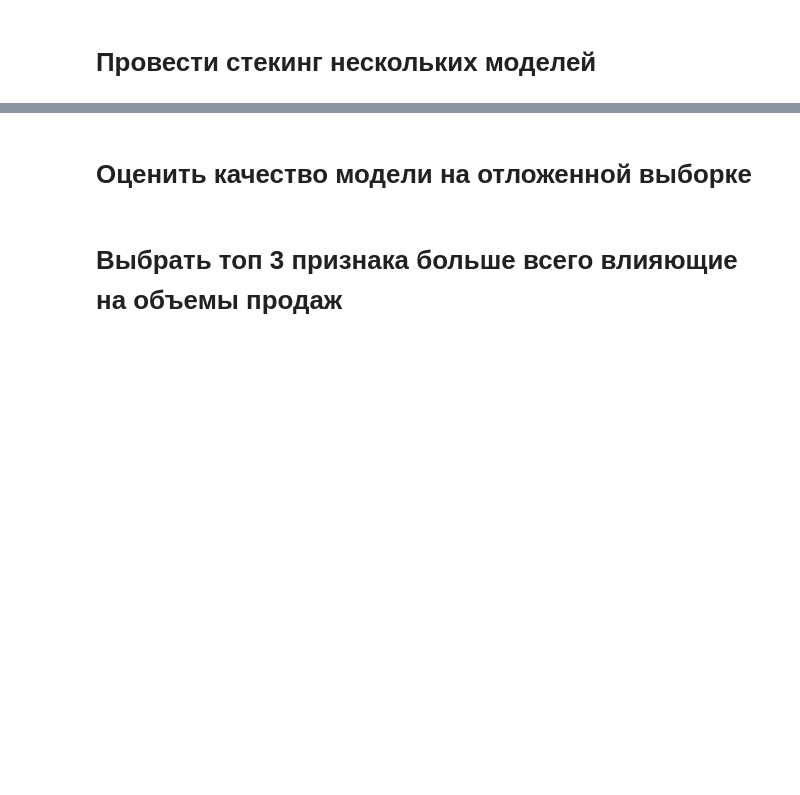
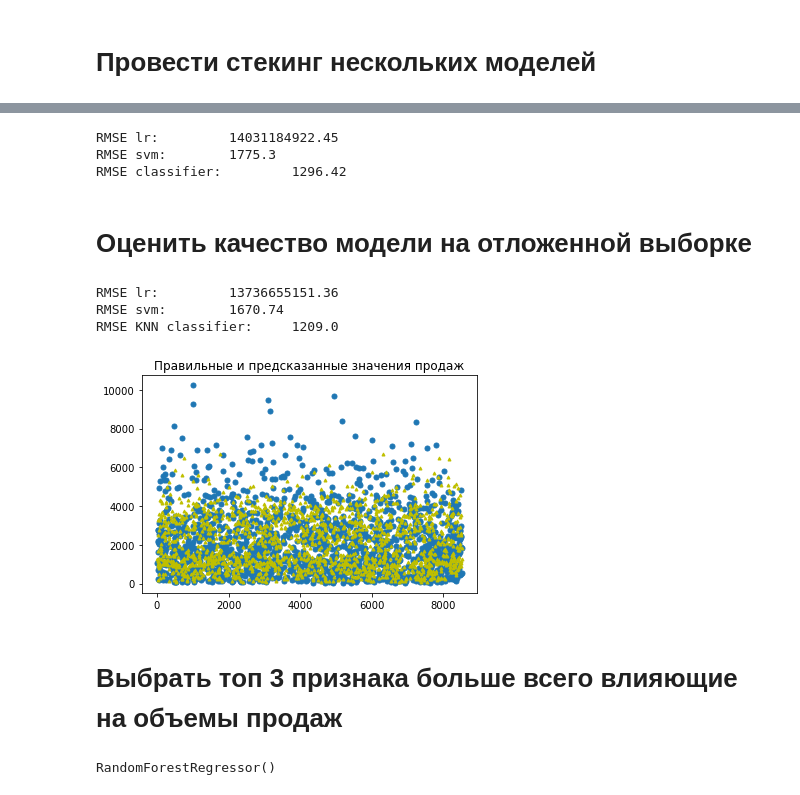
Before and after one commit to HeliosBI/AML_diploma_pre_1, a Jupyter notebook: diploma_pre_1.ipynb, the cells around one changed output, grey strips where cells are left out. Cells and saved outputs as stored; diff of their text form; code cells hidden in the pictures; blank space fills up the shorter version.

```diff
--- a/diploma_pre_1.ipynb
+++ b/diploma_pre_1.ipynb
@@ -566,0 +835,3 @@ Index(['Item_Identifier', 'Item_Fat_Content', 'Item_Type', 'Outlet_Identifier',
+# %%
+grid_svr = GridSearchCV(SVR(), param_grid=params_svr, cv=5, scoring='neg_mean_squared_error')
+grid_svr.fit(X_train, y_train)
@@ -568,0 +858,10 @@ Index(['Item_Identifier', 'Item_Fat_Content', 'Item_Type', 'Outlet_Identifier',
+# %%
+classifier = StackingRegressor(
+    [
+        ('lr', LinearRegression()),
+        ('svm', SVR()),
+        ('knn',KNeighborsRegressor())
+    ],
+RandomForestRegressor())
+# %%
+classifier.fit(X_train, y_train)
@@ -569,2 +882,10 @@ Index(['Item_Identifier', 'Item_Fat_Content', 'Item_Type', 'Outlet_Identifier',
+# %%
+print("RMSE lr: \t", round(np.sqrt(mean_squared_error(y_test, y_pred_lr)),2))
+print("RMSE svm: \t", round(np.sqrt(mean_squared_error(y_test, y_pred_svm)),2))
+print("RMSE classifier: \t", round(np.sqrt(mean_squared_error(y_test, y_pred)),2))
+# %% [output]
+RMSE lr:         14031184922.45
+RMSE svm:        1775.3
+RMSE classifier:         1296.42
 # %% [markdown]
 # Оценить качество модели на отложенной выборке
@@ -571,2 +896,23 @@ Index(['Item_Identifier', 'Item_Fat_Content', 'Item_Type', 'Outlet_Identifier',
+# %%
+y_pred_val = classifier.predict(X_val)
+# %%
+print("RMSE lr: \t", round(np.sqrt(mean_squared_error(y_val, y_pred_val_lr)),2))
+print("RMSE svm: \t", round(np.sqrt(mean_squared_error(y_val, y_pred_val_svm)),2))
+print("RMSE KNN classifier: \t", round(np.sqrt(mean_squared_error(y_val, y_pred_val_knn)),2))
+# %% [output]
+RMSE lr:         13736655151.36
+RMSE svm:        1670.74
+RMSE KNN classifier:     1209.0
+# %%
+plt.plot(y_val.index, y_val, 'o', markersize = 5)
+plt.plot(y_val.index, y_pred_val, 'y^', markersize = 3)
+plt.title('Правильные и предсказанные значения продаж')
+plt.show()
+# %% [output]
+[figure, added]
 # %% [markdown]
 # Выбрать топ 3 признака больше всего влияющие на объемы продаж
+# %%
+classifier.final_estimator_
+# %% [output]
+RandomForestRegressor()
```
Also changed, not shown: parts of 68 cells of this notebook.
